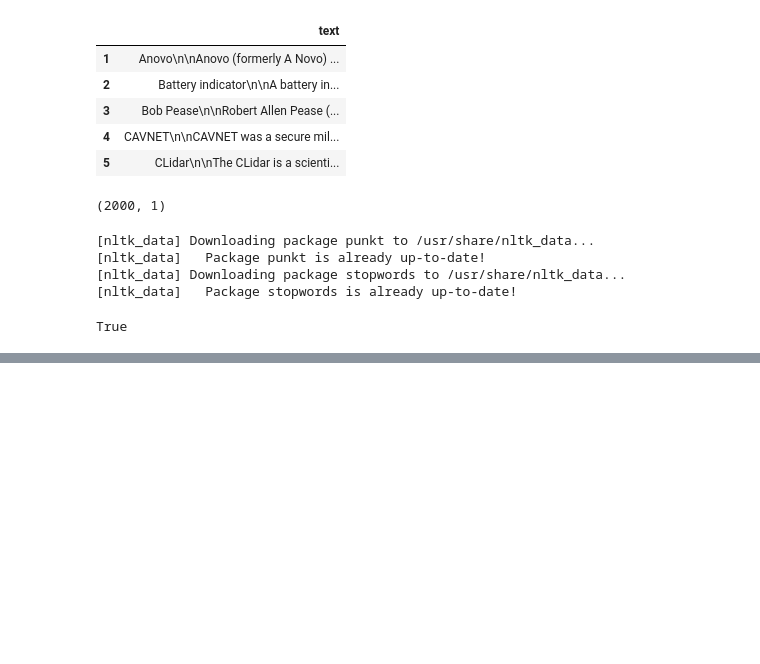
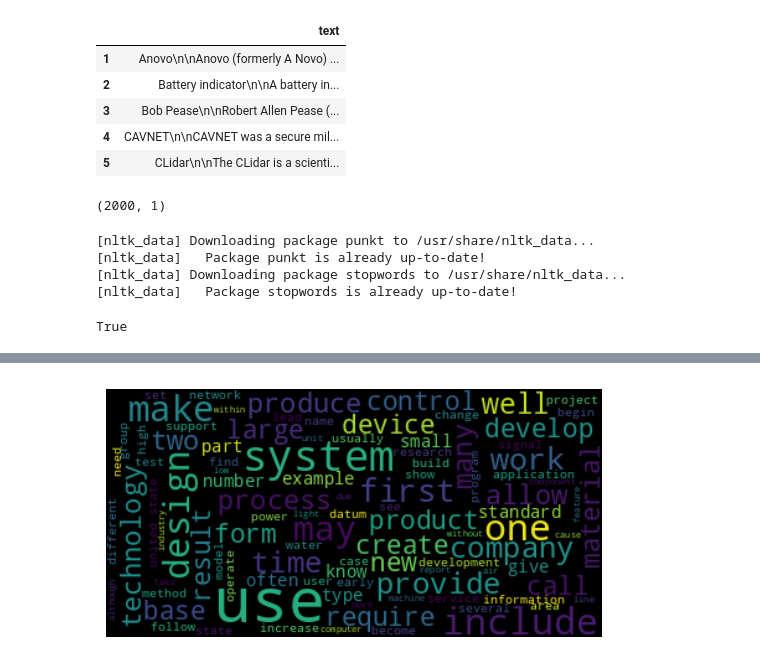
Before and after one commit to tolgaerdogmus/Natural_Language_Processing, a Jupyter notebook: wiki-text-preprocessing-visualization-nlp.ipynb, the cells around one changed output, grey strips where cells are left out. Saved outputs shown, nothing was run; the diff lists cells and outputs as text; code cells hidden in the pictures; blank space fills up the shorter version.

```diff
--- a/wiki-text-preprocessing-visualization-nlp.ipynb
+++ b/wiki-text-preprocessing-visualization-nlp.ipynb
@@ -100,2 +122,8 @@ df["text"] = clean_text_nltk(df["text"])
+# %%
+# Clean the entire dataframe
+#df = clean_dataframe_text(df, 'text', min_word_frequency=5)
+
+# Or clean individual texts
+df['text'] = df['text'].apply(lambda x: clean_text_nltk(x, min_word_frequency=1000))
 # %%
 # Görev 3: Metinde az tekrarlayan kelimeleri bulunuz.
@@ -121,8 +144,8 @@ Name: count, dtype: int64
 # %%
 # Görev 4: Metinde az tekrarlayan kelimeleri metin içerisinden çıkartınız. (İpucu: lambda fonksiyonunu kullanınız.)
-
-sil = pd.Series(' '.join(df['text']).split()).value_counts()[-1000:]
-df['text'] = df['text'].apply(lambda x: " ".join(x for x in x.split() if x not in sil))
+# already did above
+#sil = pd.Series(' '.join(df['text']).split()).value_counts()[-1000:]
+#df['text'] = df['text'].apply(lambda x: " ".join(x for x in x.split() if x not in sil))
 # %%
 # Görev 5: Metinleri tokenize edip sonuçları gözlemleyiniz.
 
@@ -144,6 +167,8 @@ Name: text, Length: 2000, dtype: object
 # Görev 6: Lemmatization işlemini yapınız.
 # ran, runs, running -> run (normalleştirme)
 
-df['text'] = df['text'].apply(lambda x: " ".join([Word(word).lemmatize() for word in x.split()]))
+#df['text'] = df['text'].apply(lambda x: " ".join([Word(word).lemmatize() for word in x.split()]))
 
-df.head()
+def spacy_stem(text):
+    doc = nlp(text)
+    return ' '.join([token.lemma_ for token in doc])
@@ -156,0 +175,5 @@ df.head()
+# %%
+# After your cleaning steps, apply stemming
+df['text'] = df['text'].apply(spacy_stem)
+
+df.head()
@@ -156,0 +210,16 @@ df.head()
+# %%
+# Kelimeleri WordCloud ile görselleştiriniz.
+
+# kelimeleri birleştirdik
+text = " ".join(i for i in df["text"])
+
+# wordcloud görselleştirmenin özelliklerini belirliyoruz
+wordcloud = WordCloud(max_font_size=50,
+max_words=100,
+background_color="black").generate(text)
+plt.figure()
+plt.imshow(wordcloud, interpolation="bilinear")
+plt.axis("off")
+plt.show()
+# %% [output]
+[figure, added]
```
Also changed, not shown: parts of 14 cells of this notebook.
